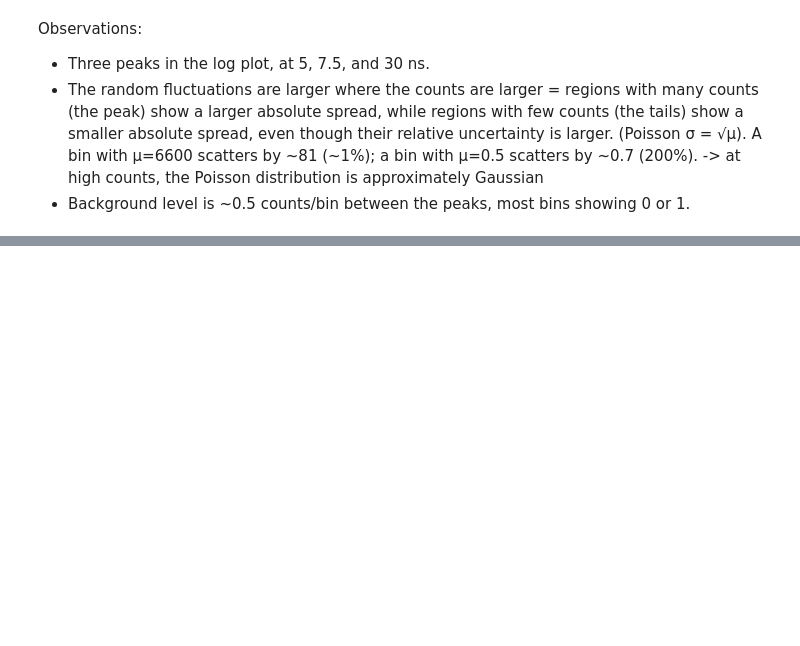
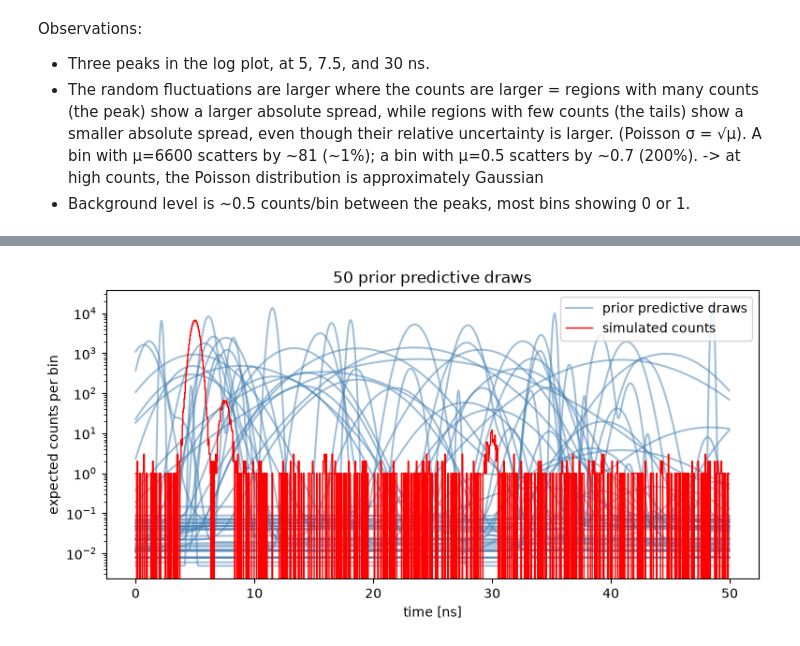
Before and after one commit to lauradmch/bsrl-bayesian-bunch-fit, a Jupyter notebook: notebooks/01_fit.ipynb, the cells around one changed output, grey strips where cells are left out. Cells and saved outputs as stored; diff of their text form; code cells hidden in the pictures; blank space fills up the shorter version.

```diff
--- a/notebooks/01_fit.ipynb
+++ b/notebooks/01_fit.ipynb
@@ -55,0 +97,31 @@ Observations:
+# %%
+from bsrl_fit.model import T_MAX, T_MIN
+
+rng = np.random.default_rng(42)
+n_draws = 50
+
+fig, ax = plt.subplots(figsize=(9, 4))
+for _ in range(n_draws):
+    # 1. draw each parameter from its prior
+    theta = (
+        np.abs(rng.normal(0, S_N)),  # N_main
+        np.abs(rng.normal(0, S_SIGMA)),  # sigma
+        10**rng.uniform(-6, -1),  # f_sat
+        10**rng.uniform(-6, -1),  # f_ghost
+        rng.uniform(T_MIN, T_MAX),  # t0
+        np.abs(rng.normal(scale=1)),  # background
+    )
+    # 2. compute the noise-free rate
+    mu = expected_counts(theta, t_grid)
+    # 3. plot with low alpha so overlap is visible
+    ax.plot(t_grid, mu, color="steelblue", alpha=0.5, label="prior predictive draws" if _ == 0 else None)
+
+ax.plot(t_grid, counts, drawstyle="steps-mid", color="red", lw=1, label="simulated counts")
+ax.set_xlabel("time [ns]")
+ax.set_ylabel("expected counts per bin")
+ax.set_yscale("log")   # bunch profiles span many orders of magnitude — log is essential
+ax.set_title(f"{n_draws} prior predictive draws")
+plt.legend()
+plt.show()
+# %% [output]
+[figure, added]
```
Also changed, not shown: parts of 7 cells of this notebook.
